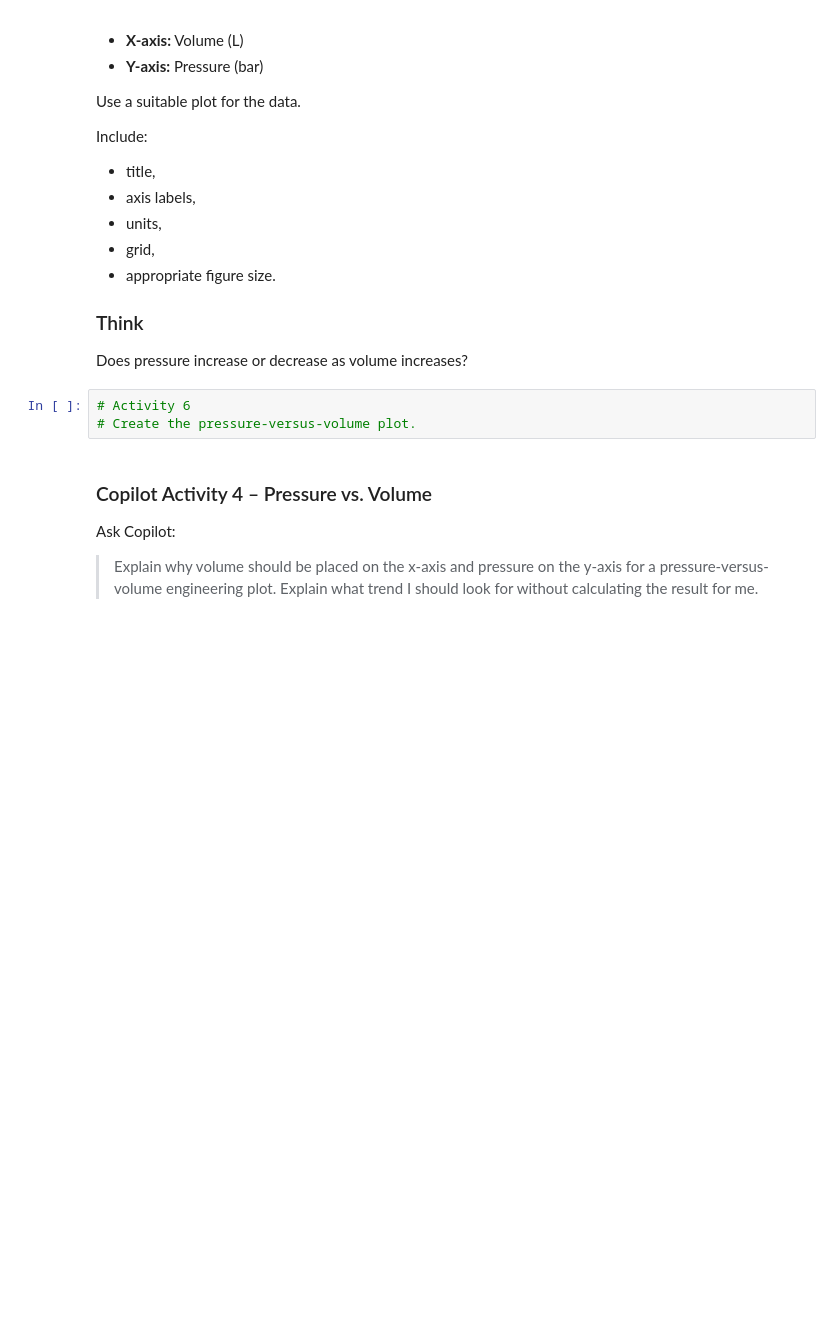
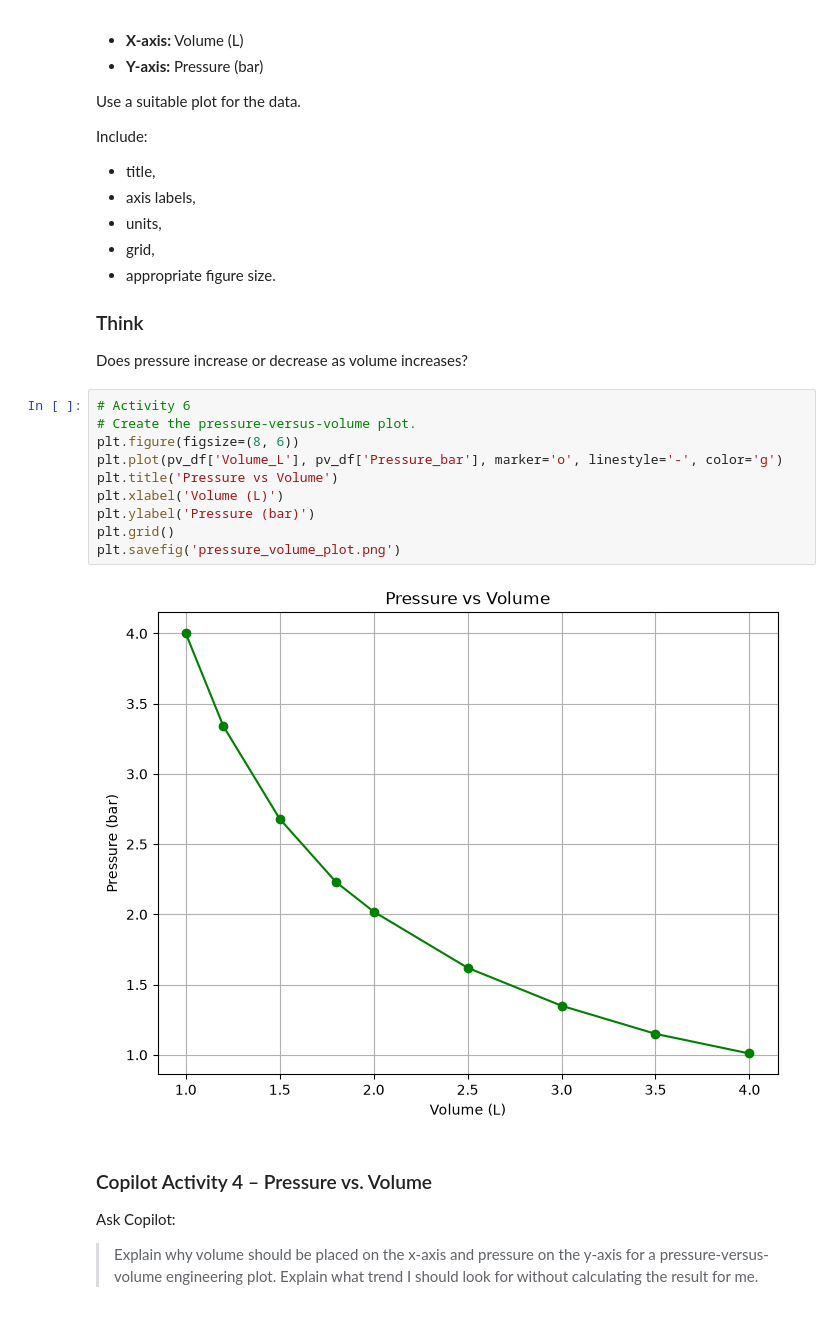
Before and after one commit to cutiepie-7/CP_Practical, a Jupyter notebook: Practical_10_Data_Visualization_Reaction_Kinetics_Pressure_Volume.ipynb, the cells around one changed output. Drawn from its saved outputs; the diff is of its cells as text; blank space fills up the shorter version.

```diff
--- a/Practical_10_Data_Visualization_Reaction_Kinetics_Pressure_Volume.ipynb
+++ b/Practical_10_Data_Visualization_Reaction_Kinetics_Pressure_Volume.ipynb
@@ -206,9 +285,18 @@ Include:
 ### Think
 
 Does pressure increase or decrease as volume increases?
-# %%
-# Activity 6
-# Create the pressure-versus-volume plot.
+# %%
+# Activity 6
+# Create the pressure-versus-volume plot.
+plt.figure(figsize=(8, 6))
+plt.plot(pv_df['Volume_L'], pv_df['Pressure_bar'], marker='o', linestyle='-', color='g')
+plt.title('Pressure vs Volume')
+plt.xlabel('Volume (L)')
+plt.ylabel('Pressure (bar)')
+plt.grid()
+plt.savefig('pressure_volume_plot.png')
+# %% [output]
+[figure, added]
 # %% [markdown]
 ### Copilot Activity 4 – Pressure vs. Volume
 
```
Also changed, not shown: parts of 21 cells of this notebook, 9 other files.
